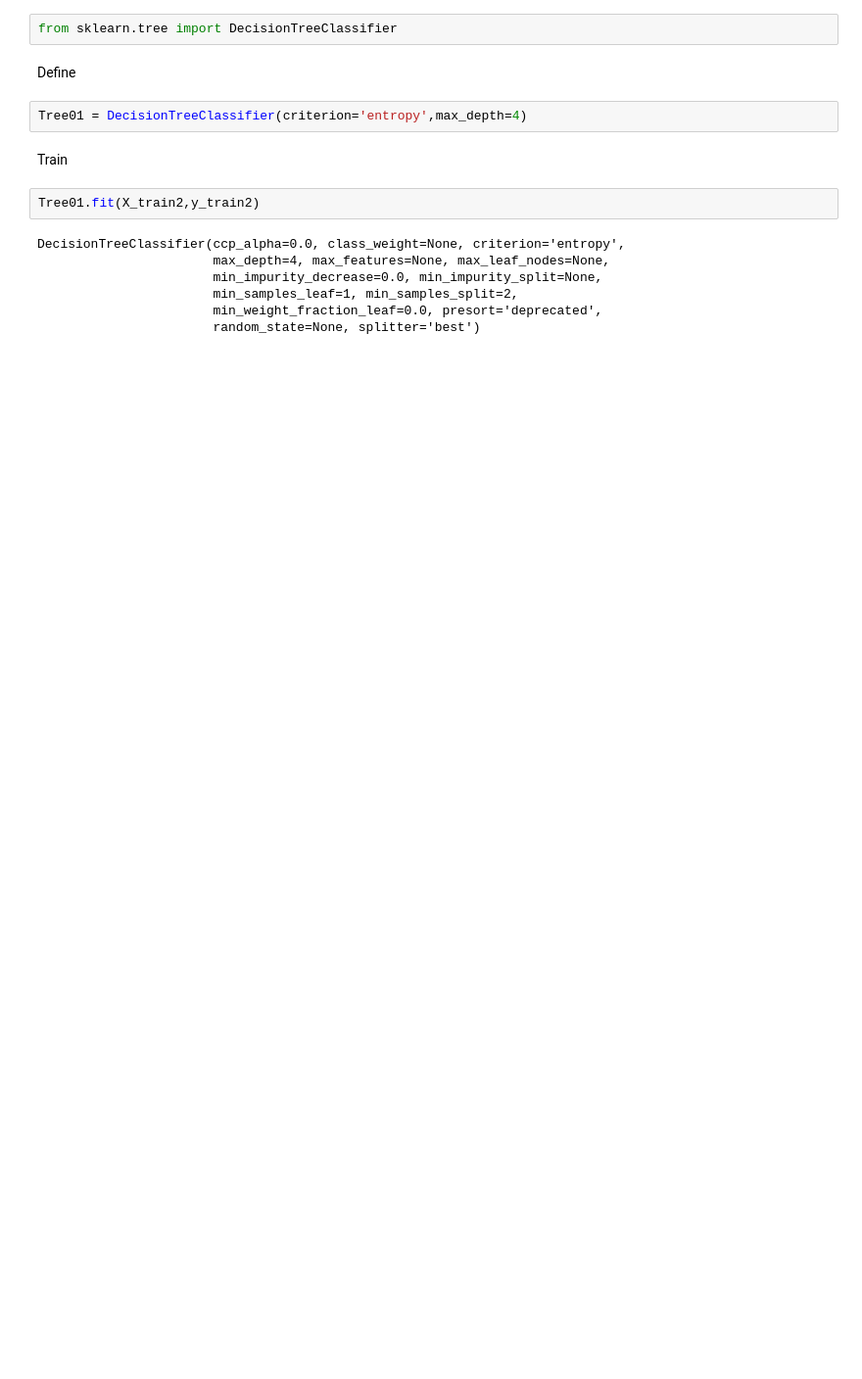
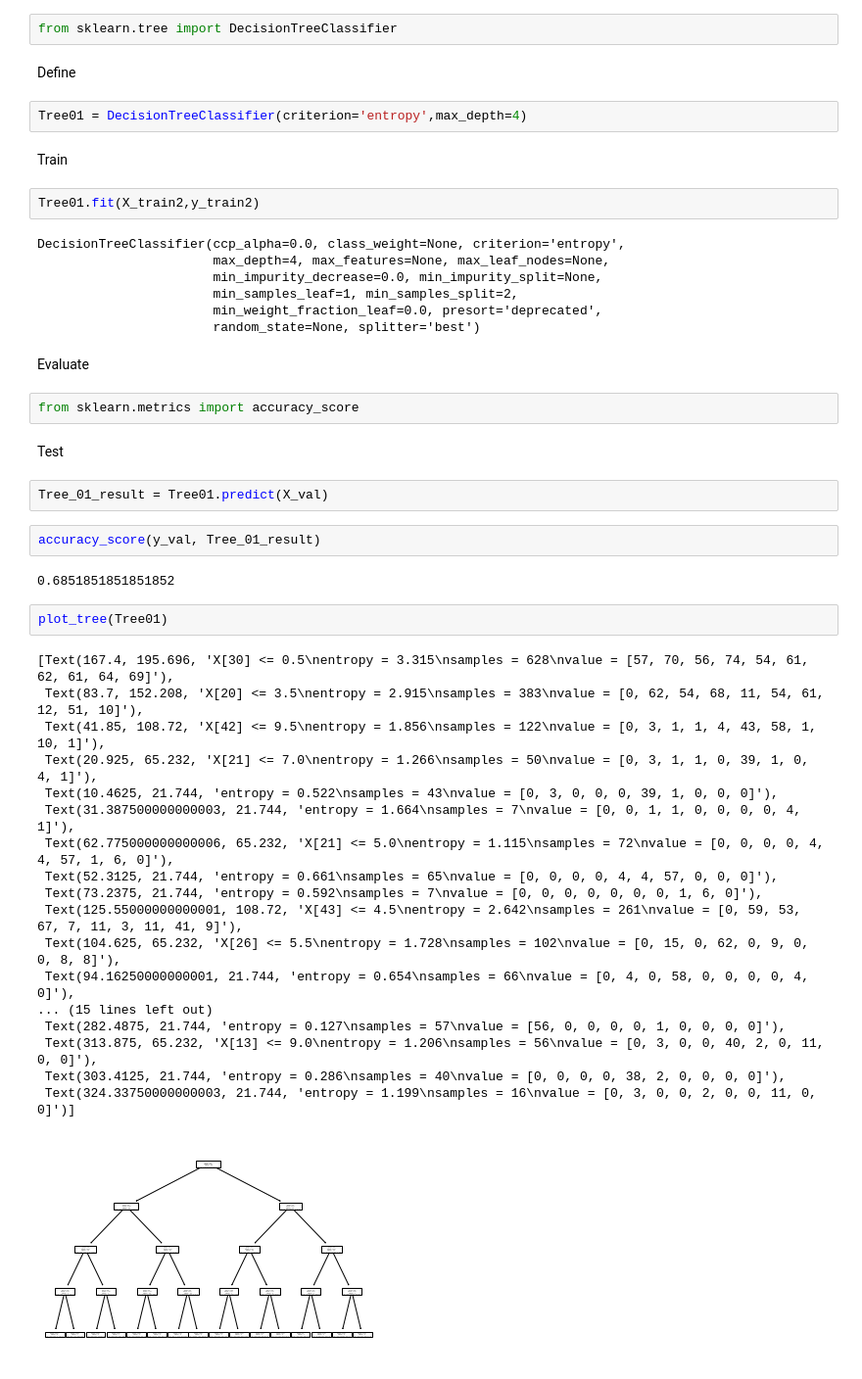
Before and after one commit to PhinyadaPhen/DWDM21, a Jupyter notebook: Chapter7_Classification_(Decision_Tree).ipynb, the cells around one changed output. Shown at 98% size. Drawn from its saved outputs; the diff is of its cells as text; blank space fills up the shorter version.

```diff
--- a/Chapter7_Classification_(Decision_Tree).ipynb
+++ b/Chapter7_Classification_(Decision_Tree).ipynb
@@ -246,3 +246,36 @@ DecisionTreeClassifier(ccp_alpha=0.0, class_weight=None, criterion='entropy',
                        min_samples_leaf=1, min_samples_split=2,
                        min_weight_fraction_leaf=0.0, presort='deprecated',
                        random_state=None, splitter='best')
+# %% [markdown]
+Evaluate
+# %%
+from sklearn.metrics import accuracy_score
+# %% [markdown]
+Test
+# %%
+Tree_01_result = Tree01.predict(X_val)
+# %%
+accuracy_score(y_val, Tree_01_result)
+# %% [output]
+0.6851851851851852
+# %%
+plot_tree(Tree01)
+# %% [output]
+[Text(167.4, 195.696, 'X[30] <= 0.5\nentropy = 3.315\nsamples = 628\nvalue = [57, 70, 56, 74, 54, 61, 62, 61, 64, 69]'),
+ Text(83.7, 152.208, 'X[20] <= 3.5\nentropy = 2.915\nsamples = 383\nvalue = [0, 62, 54, 68, 11, 54, 61, 12, 51, 10]'),
+ Text(41.85, 108.72, 'X[42] <= 9.5\nentropy = 1.856\nsamples = 122\nvalue = [0, 3, 1, 1, 4, 43, 58, 1, 10, 1]'),
+ Text(20.925, 65.232, 'X[21] <= 7.0\nentropy = 1.266\nsamples = 50\nvalue = [0, 3, 1, 1, 0, 39, 1, 0, 4, 1]'),
+ Text(10.4625, 21.744, 'entropy = 0.522\nsamples = 43\nvalue = [0, 3, 0, 0, 0, 39, 1, 0, 0, 0]'),
+ Text(31.387500000000003, 21.744, 'entropy = 1.664\nsamples = 7\nvalue = [0, 0, 1, 1, 0, 0, 0, 0, 4, 1]'),
+ Text(62.775000000000006, 65.232, 'X[21] <= 5.0\nentropy = 1.115\nsamples = 72\nvalue = [0, 0, 0, 0, 4, 4, 57, 1, 6, 0]'),
+ Text(52.3125, 21.744, 'entropy = 0.661\nsamples = 65\nvalue = [0, 0, 0, 0, 4, 4, 57, 0, 0, 0]'),
+ Text(73.2375, 21.744, 'entropy = 0.592\nsamples = 7\nvalue = [0, 0, 0, 0, 0, 0, 0, 1, 6, 0]'),
+ Text(125.55000000000001, 108.72, 'X[43] <= 4.5\nentropy = 2.642\nsamples = 261\nvalue = [0, 59, 53, 67, 7, 11, 3, 11, 41, 9]'),
+ Text(104.625, 65.232, 'X[26] <= 5.5\nentropy = 1.728\nsamples = 102\nvalue = [0, 15, 0, 62, 0, 9, 0, 0, 8, 8]'),
+ Text(94.16250000000001, 21.744, 'entropy = 0.654\nsamples = 66\nvalue = [0, 4, 0, 58, 0, 0, 0, 0, 4, 0]'),
+... (15 lines left out)
+ Text(282.4875, 21.744, 'entropy = 0.127\nsamples = 57\nvalue = [56, 0, 0, 0, 0, 1, 0, 0, 0, 0]'),
+ Text(313.875, 65.232, 'X[13] <= 9.0\nentropy = 1.206\nsamples = 56\nvalue = [0, 3, 0, 0, 40, 2, 0, 11, 0, 0]'),
+ Text(303.4125, 21.744, 'entropy = 0.286\nsamples = 40\nvalue = [0, 0, 0, 0, 38, 2, 0, 0, 0, 0]'),
+ Text(324.33750000000003, 21.744, 'entropy = 1.199\nsamples = 16\nvalue = [0, 3, 0, 0, 2, 0, 0, 11, 0, 0]')]
+[figure, added]
```
Also changed, not shown: parts of 22 cells of this notebook.
